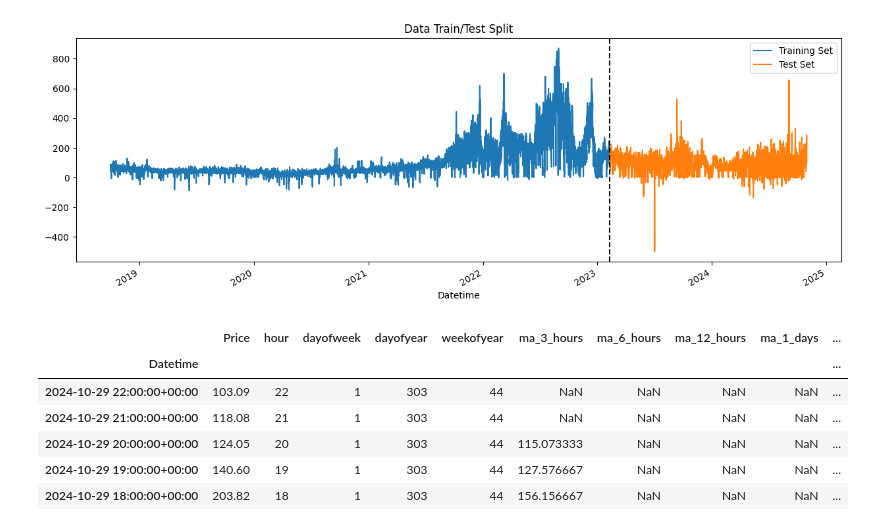
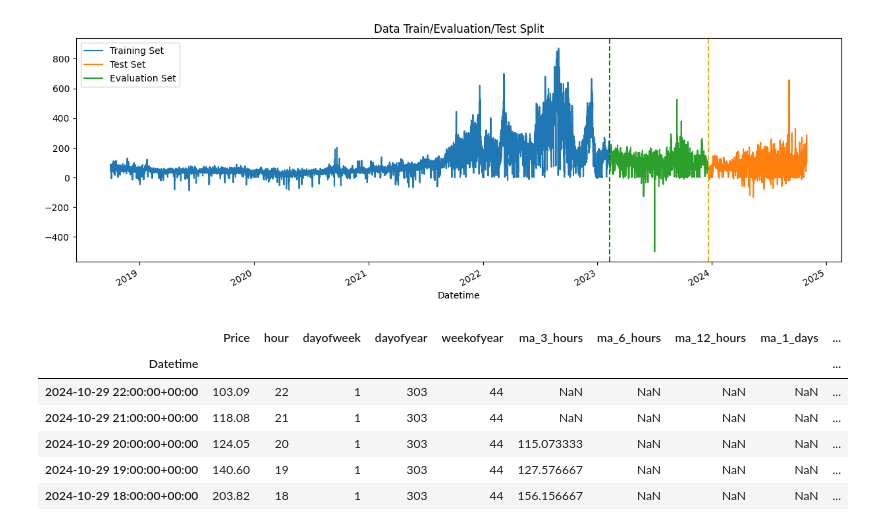
Before and after one commit to YukaNakamoto/LSDI-Project-, a Jupyter notebook: models/benchmark.ipynb, the cells around one changed output. Cells and saved outputs as stored; diff of their text form; code cells hidden in the pictures.

Commit message:
adds evaluation set for automl

```diff
--- a/models/benchmark.ipynb
+++ b/models/benchmark.ipynb
@@ -13,11 +13,21 @@ df.index = pd.to_datetime(df.index)
 
 df.rename(columns={"hourly day-ahead energy price": "Price"}, inplace=True)
 # %%
-SPLIT_DATE = df.index[int(0.18 * len(df))]
+TEST_SIZE = 0.18
+
+SPLIT_DATE_EVAL = df.index[int(TEST_SIZE * len(df))]
 
 
 train = df.loc[df.index < SPLIT_DATE]
-test = df.loc[df.index >= SPLIT_DATE]
+initial_test = df.loc[df.index >= SPLIT_DATE]
 
-train.shape, test.shape
+
+test_eval_split = int(len(initial_test) / 2)
+
+SPLIT_DATE_TEST = df.index[int(TEST_SIZE * len(df)) - test_eval_split - 1]
+
+test = initial_test.iloc[:test_eval_split]
+eval = initial_test.iloc[test_eval_split:]
+
+eval
 # %% [output]
@@ -25,12 +48,14 @@ train.shape, test.shape
 # %%
 fig, ax = plt.subplots(figsize=(15, 5))
-train.plot(ax=ax, label='Training Set', title='Data Train/Test Split')
+train.plot(ax=ax, label='Training Set', title='Data Train/Evaluation/Test Split')
 test.plot(ax=ax, label='Test Set')
-ax.axvline(SPLIT_DATE, color='black', ls='--')
-ax.legend(['Training Set', 'Test Set'])
+eval.plot(ax=ax, label='Evaluation Set')
+ax.axvline(SPLIT_DATE_EVAL, color='green', ls='--')
+ax.axvline(SPLIT_DATE_TEST, color='orange', ls='--')
+ax.legend(['Training Set', 'Test Set', 'Evaluation Set'])
 plt.show()
 # %% [output]
-[figure, old version]
+[figure, new version]
 # %%
 def create_features(df):
     df = df.copy()
```
Also changed, not shown: parts of 11 cells of this notebook.
